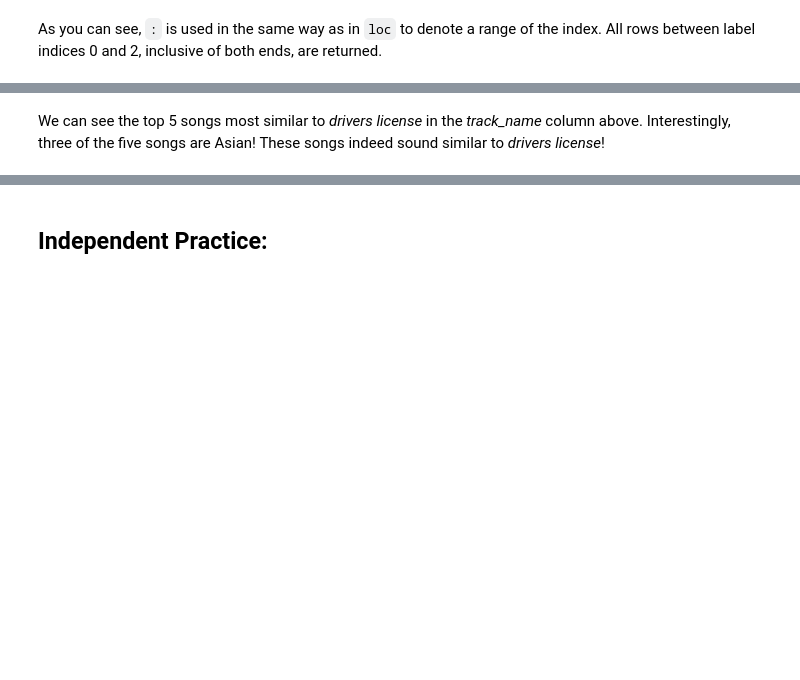
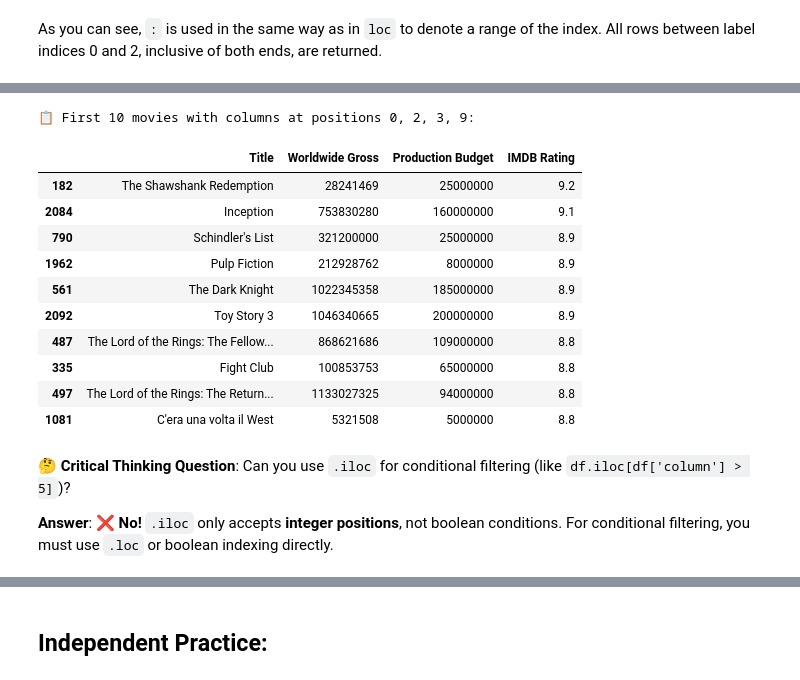
Before and after one commit to Lizhen0909/nu-stat303-1-sec20-coursebook, a Jupyter notebook: Pandas.ipynb, the cells around one changed output, grey strips where cells are left out. Drawn from its saved outputs; the diff is of its cells as text; code cells hidden in the pictures; blank space fills up the shorter version.

```diff
--- a/Pandas.ipynb
+++ b/Pandas.ipynb
@@ -1364,2 +573,22 @@ spotify_data.loc[distances_sorted.index[0:6],:]
-# %% [markdown]
-We can see the top 5 songs most similar to *drivers license* in the *track_name* column above. Interestingly, three of the five songs are Asian! These songs indeed sound similar to *drivers license*!
+# %%
+# 🎯 Select first 10 rows and specific column positions [0, 2, 3, 9]
+movies_iloc_subset = movie_ratings_sorted.iloc[0:10, [0, 2, 3, 9]]
+print("📋 First 10 movies with columns at positions 0, 2, 3, 9:")
+movies_iloc_subset
+# %% [output]
+📋 First 10 movies with columns at positions 0, 2, 3, 9:
+|  | Title | Worldwide Gross | Production Budget | IMDB Rating |
+| 182 | The Shawshank Redemption | 28241469 | 25000000 | 9.2 |
+| 2084 | Inception | 753830280 | 160000000 | 9.1 |
+| 790 | Schindler's List | 321200000 | 25000000 | 8.9 |
+| 1962 | Pulp Fiction | 212928762 | 8000000 | 8.9 |
+| 561 | The Dark Knight | 1022345358 | 185000000 | 8.9 |
+| 2092 | Toy Story 3 | 1046340665 | 200000000 | 8.9 |
+| 487 | The Lord of the Rings: The Fellow... | 868621686 | 109000000 | 8.8 |
+| 335 | Fight Club | 100853753 | 65000000 | 8.8 |
+| 497 | The Lord of the Rings: The Return... | 1133027325 | 94000000 | 8.8 |
+| 1081 | C'era una volta il West | 5321508 | 5000000 | 8.8 |
+# %% [markdown]
+🤔 **Critical Thinking Question**: Can you use `.iloc` for conditional filtering (like `df.iloc[df['column'] > 5]`)?
+
+**Answer**: ❌ **No!** `.iloc` only accepts **integer positions**, not boolean conditions. For conditional filtering, you must use `.loc` or boolean indexing directly.
```
Also changed, not shown: parts of 267 cells of this notebook, 4 other files.
